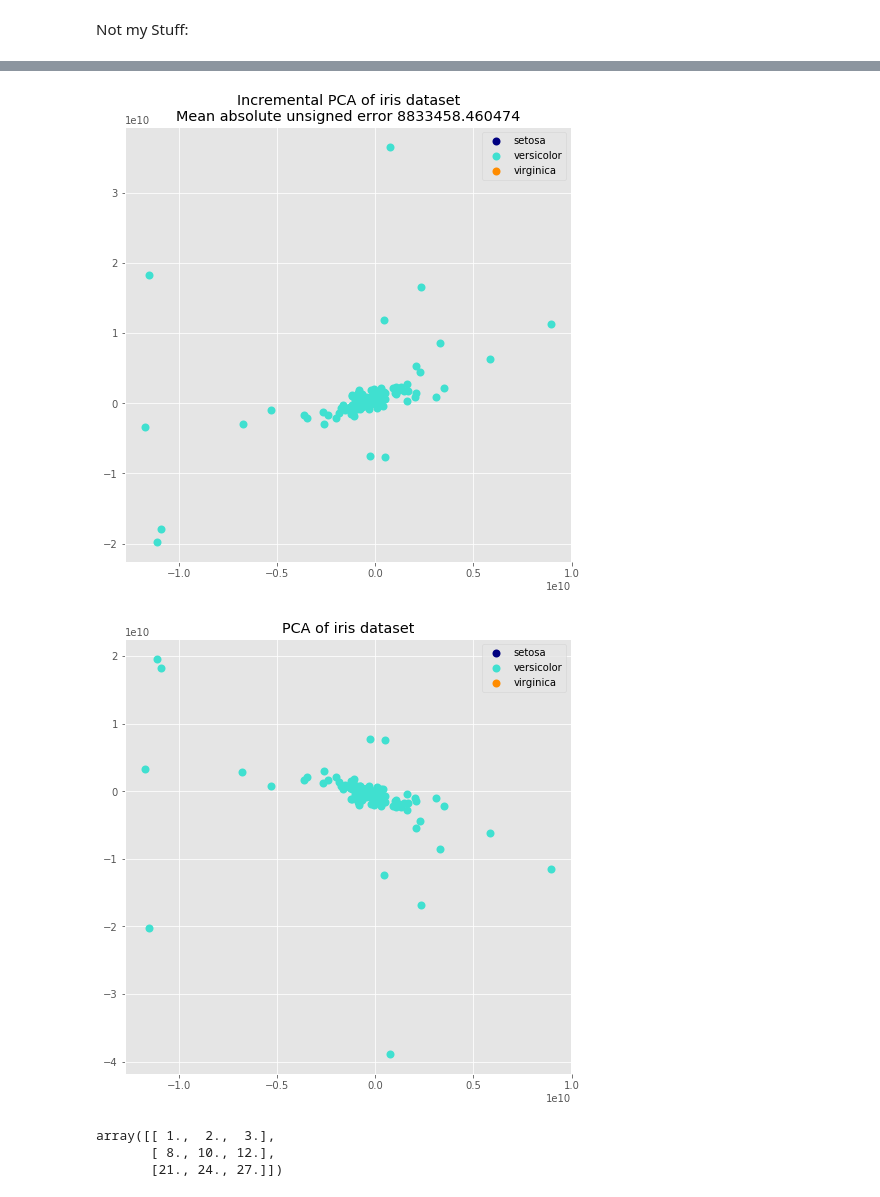
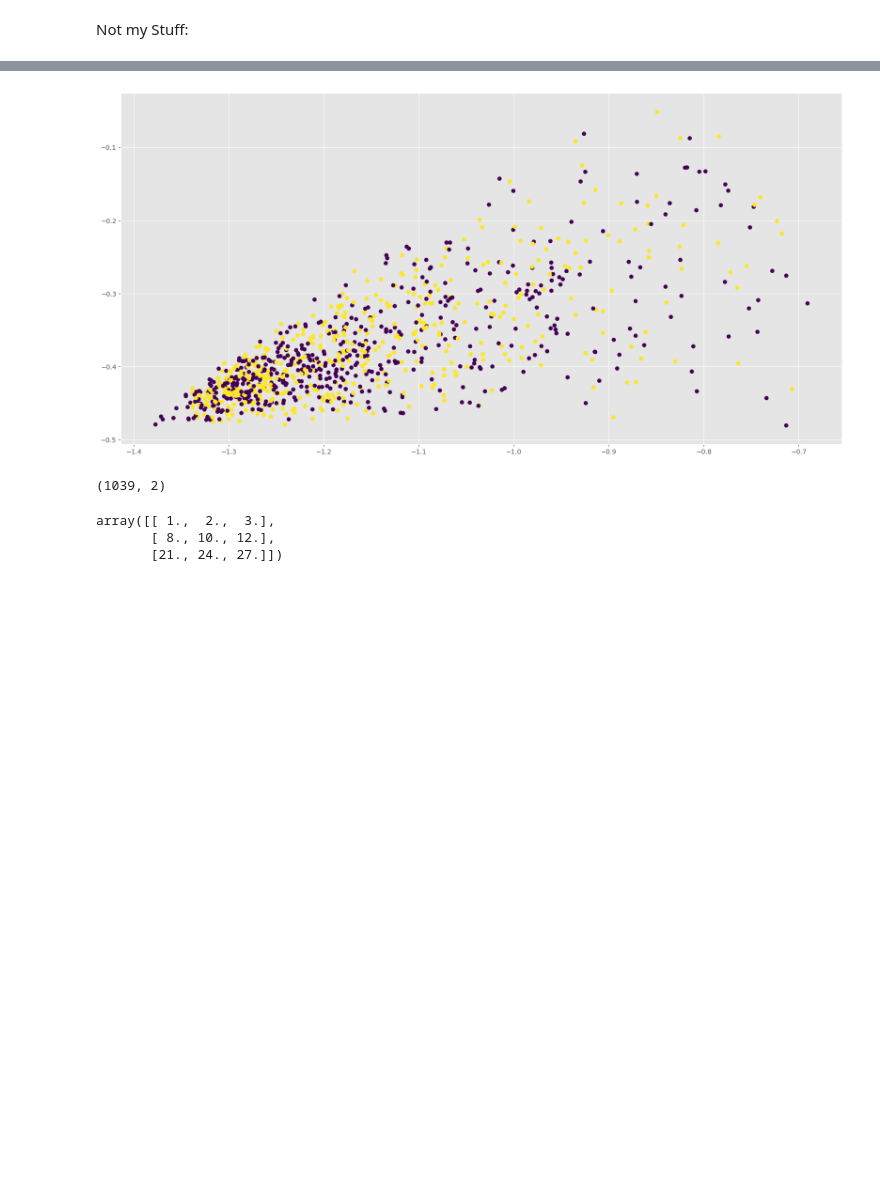
Before and after one commit to jroycha/Time-Series-Classifier, a Jupyter notebook: Time Series Classifier/Time_Series_Classifier_00.ipynb, the cells around one changed output, grey strips where cells are left out. Saved outputs shown, nothing was run; the diff lists cells and outputs as text; code cells hidden in the pictures; blank space fills up the shorter version.

```diff
--- a/Time Series Classifier/Time_Series_Classifier_00.ipynb
+++ b/Time Series Classifier/Time_Series_Classifier_00.ipynb
@@ -505,40 +510,64 @@ plt.show()
+# %%
+def reject_outliers(data,test, m ): #I guess a lot of the sparse cluster would be considered an outlier
+    # i.e a couple stdev outside the mean, but that's not really what I'm going for. There are some 20
+    # outliers which are about 25 outside the median, and don't fall in this sort of rectangle. I don't
+    # want those. (But the sparse clusters probably have about 25% of the data, so I don't want to get rid of them)
+    d = np.linalg.norm((data - np.median(data,axis=0)), axis=1)
+    mdev = np.median(d,axis=0)
+    s = d/mdev if mdev else 0.
+    a=data[s<m,:]
+    b=test[s<m]
+    return (a,b)
 # %%
 
 import numpy as np
 import matplotlib.pyplot as plt
 
 from sklearn.decomposition import PCA, IncrementalPCA
 
-X = TestClass.get_adjusted_fft_windowed()
+X = scale(np.absolute(TestClass.get_adjusted_fft_windowed()[:,m:]))
 y = TestClass.classes
 
 n_components = 2
 ipca = IncrementalPCA(n_components=n_components, batch_size=10)
 X_ipca = ipca.fit_transform(X)
 
+
+
+
+
+
+
+
+
+
 pca = PCA(n_components=n_components)
-X_pca = pca.fit_transform(X)
+X_pca,y_pca = reject_outliers(pca.fit_transform(X),TestClass.classes,3)
 
-colors = ['navy', 'turquoise', 'darkorange']
 
-for X_transformed, title in [(X_ipca, "Incremental PCA"), (X_pca, "PCA")]:
-    plt.figure(figsize=(8, 8))
-    for color, i, target_name in zip(colors, [0, 1, 2], iris.target_names):
-        plt.scatter(X_transformed[y == i, 0], X_transformed[y == i, 1],
-                    color=color, lw=2, label=target_name)
 
-    if "Incremental" in title:
-        err = np.abs(np.abs(X_pca) - np.abs(X_ipca)).mean()
-        plt.title(title + " of iris dataset\nMean absolute unsigned error "
-                  "%.6f" % err)
-    else:
-        plt.title(title + " of iris dataset")
-    plt.legend(loc="best", shadow=False, scatterpoints=1)
+
+
+
+
+
+fig = plt.figure(figsize=(20,10),dpi=100)
+ax = fig.add_subplot(1, 1, 1)
+
+m=int(TestClass.series_size/2)
+
+x,y=np.arange(TestClass.sample_size).reshape(-1,1),np.absolute(TestClass.get_adjusted_fft_windowed()[:,m:])
+
+plt.scatter(X_pca[:,0],X_pca[:,1], c=y_pca)
+
 
 plt.show()
 # %% [output]
-[figure, old version]
+[figure, new version]
-[figure, removed]
+# %%
+X_pca.shape
+# %% [output]
+(1039, 2)
 # %%
 x1 = np.arange(1,10).reshape((3, 3))
 x2 = np.arange(1,4.0)
```
Also changed, not shown: parts of 17 cells of this notebook.
